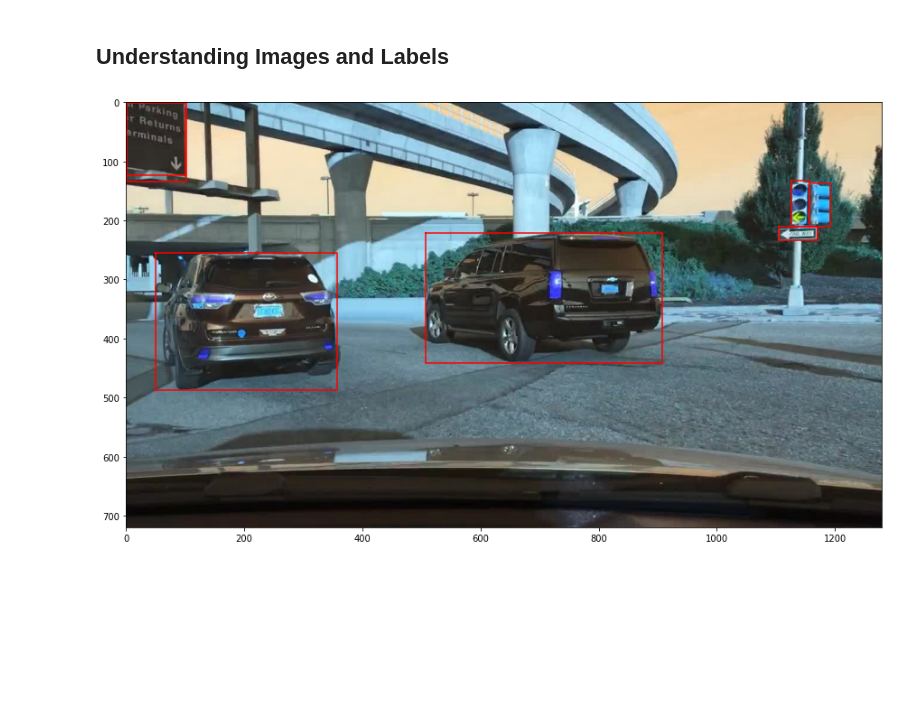
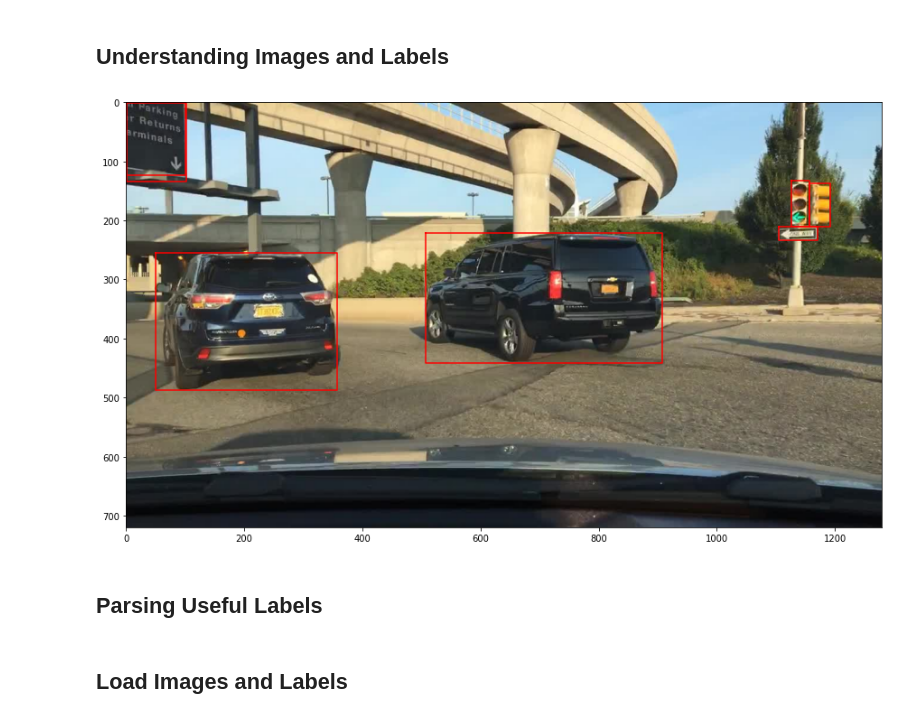
Before and after one commit to Hzye/MCAV_panoptic_perception_network, a Jupyter notebook: test.ipynb, the cells around one changed output. Cells and saved outputs as stored; diff of their text form; code cells hidden in the pictures; blank space fills up the shorter version.

```diff
--- a/test.ipynb
+++ b/test.ipynb
@@ -10,3 +15 @@ plt.rcParams['figure.figsize'] = [15,15]
-# %%
-im = cv2.imread("F:/Datasets/bdd100k/images/100k/train/0000f77c-6257be58.jpg")
 # %%
@@ -24,7 +27,10 @@ def draw_bounding_box(im, labels):
         y_points = [y_min, y_max, y_max, y_min, y_min]
 
         plt.plot(x_points, y_points, 'r-')
-# %%
-draw_bounding_box(im, train_labels)
-# %% [output]
-[figure, removed]
+# %%
+im = plt.imread("testing_image.jpg")
+draw_bounding_box(im, train_labels)
+# %% [output]
+[figure, added]
+# %% [markdown]
+## Parsing Useful Labels
@@ -30,0 +68,2 @@ draw_bounding_box(im, train_labels)
+# %% [markdown]
+## Load Images and Labels
```
Also changed, not shown: parts of 8 cells of this notebook, 2 other files.
